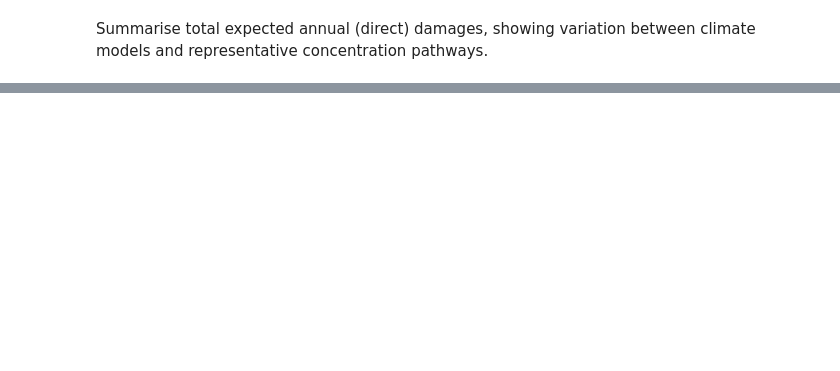
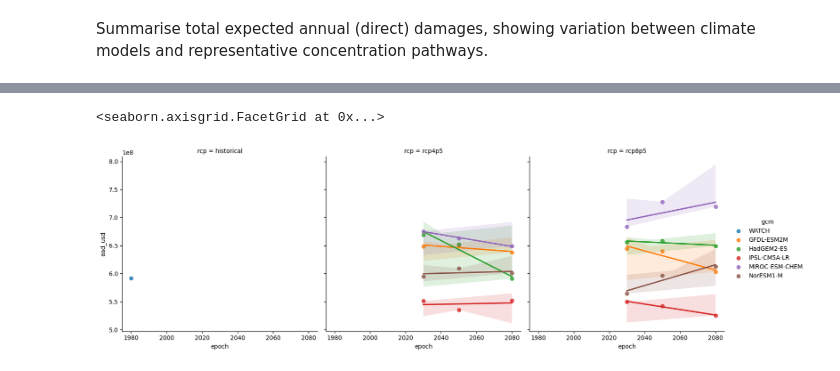
Before and after one commit to nismod/snail, a Jupyter notebook: tutorials/02-assess-damage-and-disruption.ipynb, the cells around one changed output, grey strips where cells are left out. Drawn from its saved outputs; the diff is of its cells as text; code cells hidden in the pictures; blank space fills up the shorter version.

```diff
--- a/tutorials/02-assess-damage-and-disruption.ipynb
+++ b/tutorials/02-assess-damage-and-disruption.ipynb
@@ -302,9 +445,8 @@ future["expected_damage_usd"] = future.pfail * future.damage_usd
 Sum up the expected damage for each road, per return period, gcm and rcp
 # %%
 future = (
-    future.groupby(["id", "rp", "rcp", "gcm"])
+    future.groupby(["id", "rp", "rcp", "gcm", "epoch"])
     .sum()
-    .drop(columns=["pfail", "damage_usd"])
     .reset_index()
 )
 future.head(2)
@@ -311,8 +457,8 @@ future.head(2)
 # %% [markdown]
 Pivot the table to create columns for each return period - now there is one row per road, gcm and rcp.
 # %%
-future = future.pivot(index=["id", "rcp", "gcm"], columns="rp").replace(
+future = future.pivot(index=["id", "rcp", "gcm", "epoch"], columns="rp").replace(
     float("NaN"), 0
 )
-future.columns = [f"rp{rp}" for _, rp in future.columns]
+future.columns = [f"rp{int(rp)}" for _, rp in future.columns]
 future.head(2)
@@ -319,5 +470,5 @@ future.head(2)
 # %% [markdown]
 Calculate expected annual damages, integrating under the expected damage curve over return periods.
 # %%
-future["ead_usd"] = future.apply(expected_annual_damages, axis=1)
+future["ead_usd"] = calculate_ead(future)
 # %%
@@ -330,9 +500,10 @@ future.loc["roade_10028"]
 Summarise total expected annual (direct) damages, showing variation between climate models and representative concentration pathways.
 # %%
 summary = (
-    future.reset_index()
-    .drop(columns=["id", "rp10", "rp100", "rp1000"])
-    .groupby(["rcp", "gcm"])
+    future.reset_index()[["rcp", "gcm", "epoch", "ead_usd"]]
+    .groupby(["rcp", "gcm", "epoch"])
     .sum()
+    .reset_index()
 )
+summary.epoch = summary.epoch.astype(int)
 summary
@@ -339,4 +528,7 @@ summary
 # %%
 sns.lmplot(
-    "rcp", "ead_usd", data=summary.reset_index(), hue="gcm", fit_reg=False
+    data=summary, col="rcp", x="epoch", y="ead_usd", hue="gcm", #fit_reg=False
 )
+# %% [output]
+<seaborn.axisgrid.FacetGrid at 0x...>
+[figure, added]
```
Also changed, not shown: parts of 52 cells of this notebook, 2 other files.
